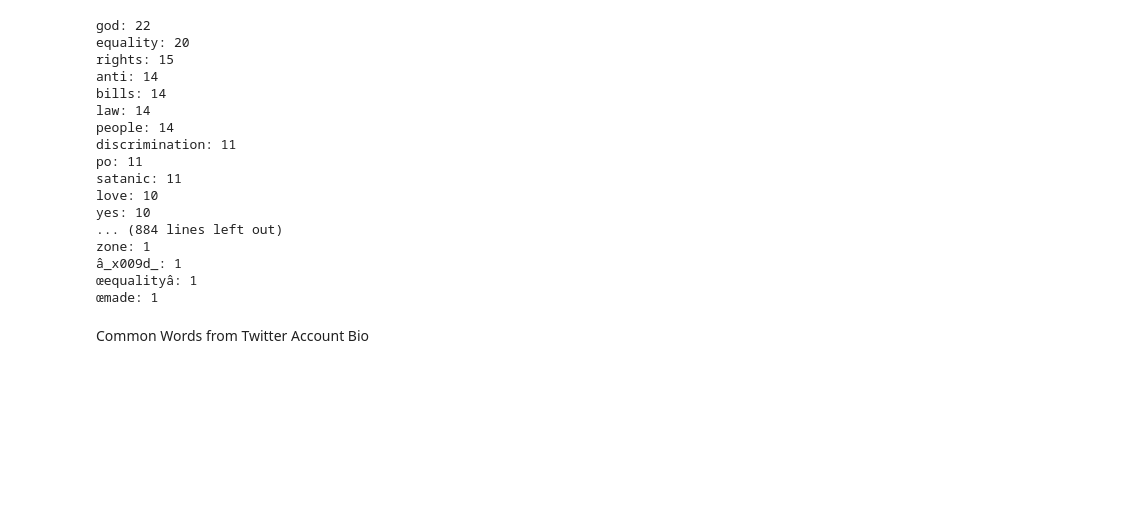
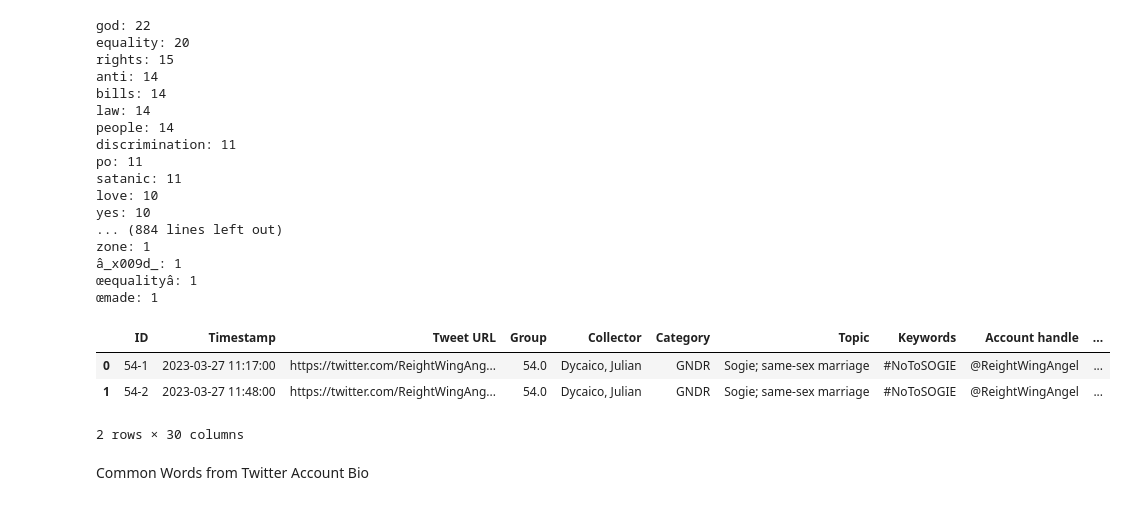
Before and after one commit to JulianFrancisDy/g54-same-sex-marriage, a Jupyter notebook: analysis/analysis.ipynb, the cells around one changed output. Drawn from its saved outputs; the diff is of its cells as text; code cells hidden in the pictures; blank space fills up the shorter version.

```diff
--- a/analysis/analysis.ipynb
+++ b/analysis/analysis.ipynb
@@ -282,6 +285,13 @@ zone: 1
 â_x009d_: 1
 œequalityâ: 1
 œmade: 1
+# %%
+df_clean.head(2)
+# %% [output]
+|  | ID | Timestamp | Tweet URL | Group | Collector | Category | Topic | Keywords | Account handle | ... |
+| 0 | 54-1 | 2023-03-27 11:17:00 | https://twitter.com/ReightWingAng... | 54.0 | Dycaico, Julian | GNDR | Sogie; same-sex marriage | #NoToSOGIE | @ReightWingAngel | ... |
+| 1 | 54-2 | 2023-03-27 11:48:00 | https://twitter.com/ReightWingAng... | 54.0 | Dycaico, Julian | GNDR | Sogie; same-sex marriage | #NoToSOGIE | @ReightWingAngel | ... |
+2 rows × 30 columns
 # %% [markdown]
 Common Words from Twitter Account Bio
 # %%
```
Also changed, not shown: parts of 6 cells of this notebook.
